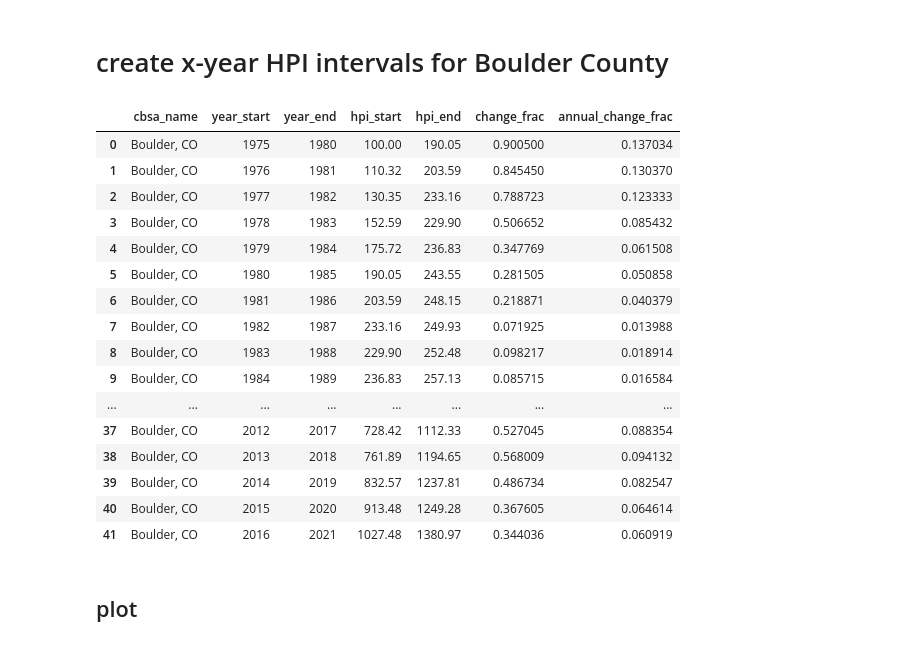
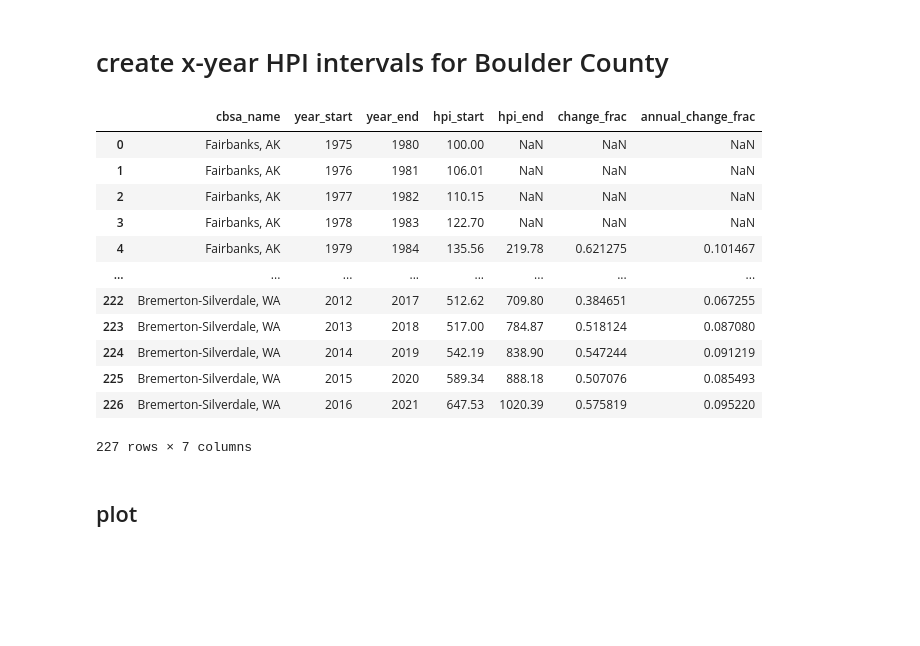
Before and after one commit to nmmichalak/hpi-analysis, a Jupyter notebook: 20220907_hpi_analysis.ipynb, the cells around one changed output. Saved outputs shown, nothing was run; the diff lists cells and outputs as text; code cells hidden in the pictures; blank space fills up the shorter version.

```diff
--- a/20220907_hpi_analysis.ipynb
+++ b/20220907_hpi_analysis.ipynb
@@ -53,63 +53,63 @@ hpi
 # %%
 # interval
 interval_length = 5
 
-# name
-cbsa_name = "Boulder, CO"
-
 # container
 hpi_change_x_year = {"cbsa_name": [], "year_start": [], "year_end": [], "hpi_start": [], "hpi_end": [], "change_frac": [], "annual_change_frac": []}
 
-for year_start_i in tqdm.tqdm(sorted(hpi.query(f"name == '{cbsa_name}'")["year"].unique())):
-    # year end
-    year_end_i = year_start_i + interval_length
+for cbsa_name_i in tqdm.tqdm(hpi["name"].drop_duplicates().sample(6, replace = False)):
+    for year_start_i in sorted(hpi.query(f"name == '{cbsa_name_i}'")["year"].unique()):
+        # year end
+        year_end_i = year_start_i + interval_length
 
-    if year_end_i <= hpi.query("name == 'Boulder, CO'")["year"].max():
+        if year_end_i <= hpi.query(f"name == '{cbsa_name_i}'")["year"].max():
 
-        # hpi start
-        hpi_start_i = hpi.query(f"(name == 'Boulder, CO') & (year == {year_start_i})")["hpi"].astype(float).squeeze()
+            # hpi start
+            try:
+                hpi_start_i = hpi.query(f"(name == '{cbsa_name_i}') & (year == {year_start_i})")["hpi"].astype(float).squeeze()
+            except:
+                hpi_start_i = np.nan
 
-        # hpi end
-        hpi_end_i = hpi.query(f"(name == 'Boulder, CO') & (year == {year_end_i})")["hpi"].astype(float).squeeze()
+            # hpi end
+            try:
+                hpi_end_i = hpi.query(f"(name == '{cbsa_name_i}') & (year == {year_end_i})")["hpi"].astype(float).squeeze()
+            except:
+                hpi_end_i = np.nan
 
-        # change fraction
-        change_frac_i = (hpi_end_i - hpi_start_i) / hpi_start_i
+            # change fraction
+            change_frac_i = (hpi_end_i - hpi_start_i) / hpi_start_i
 
-        # anualized change fraction
-        annual_change_frac_i = (hpi_end_i / hpi_start_i) ** (1 / interval_length) - 1.0
+            # anualized change fraction
+            annual_change_frac_i = (hpi_end_i / hpi_start_i) ** (1 / interval_length) - 1.0
 
-        # append
-        hpi_change_x_year["cbsa_name"].append(cbsa_name)
-        hpi_change_x_year["year_start"].append(year_start_i)
-        hpi_change_x_year["year_end"].append(year_end_i)
-        hpi_change_x_year["hpi_start"].append(hpi_start_i)
-        hpi_change_x_year["hpi_end"].append(hpi_end_i)
-        hpi_change_x_year["change_frac"].append(change_frac_i)
-        hpi_change_x_year["annual_change_frac"].append(annual_change_frac_i)
+            # append
+            hpi_change_x_year["cbsa_name"].append(cbsa_name_i)
+            hpi_change_x_year["year_start"].append(year_start_i)
+            hpi_change_x_year["year_end"].append(year_end_i)
+            hpi_change_x_year["hpi_start"].append(hpi_start_i)
+            hpi_change_x_year["hpi_end"].append(hpi_end_i)
+            hpi_change_x_year["change_frac"].append(change_frac_i)
+            hpi_change_x_year["annual_change_frac"].append(annual_change_frac_i)
 
 # data frame
 hpi_change_x_year = pd.DataFrame(hpi_change_x_year)
 
 # see it
 hpi_change_x_year
 # %% [output]
 |  | cbsa_name | year_start | year_end | hpi_start | hpi_end | change_frac | annual_change_frac |
-| 0 | Boulder, CO | 1975 | 1980 | 100.00 | 190.05 | 0.900500 | 0.137034 |
-| 1 | Boulder, CO | 1976 | 1981 | 110.32 | 203.59 | 0.845450 | 0.130370 |
-| 2 | Boulder, CO | 1977 | 1982 | 130.35 | 233.16 | 0.788723 | 0.123333 |
-| 3 | Boulder, CO | 1978 | 1983 | 152.59 | 229.90 | 0.506652 | 0.085432 |
-| 4 | Boulder, CO | 1979 | 1984 | 175.72 | 236.83 | 0.347769 | 0.061508 |
-| 5 | Boulder, CO | 1980 | 1985 | 190.05 | 243.55 | 0.281505 | 0.050858 |
-| 6 | Boulder, CO | 1981 | 1986 | 203.59 | 248.15 | 0.218871 | 0.040379 |
-| 7 | Boulder, CO | 1982 | 1987 | 233.16 | 249.93 | 0.071925 | 0.013988 |
-| 8 | Boulder, CO | 1983 | 1988 | 229.90 | 252.48 | 0.098217 | 0.018914 |
-| 9 | Boulder, CO | 1984 | 1989 | 236.83 | 257.13 | 0.085715 | 0.016584 |
+| 0 | Fairbanks, AK | 1975 | 1980 | 100.00 | NaN | NaN | NaN |
+| 1 | Fairbanks, AK | 1976 | 1981 | 106.01 | NaN | NaN | NaN |
+| 2 | Fairbanks, AK | 1977 | 1982 | 110.15 | NaN | NaN | NaN |
+| 3 | Fairbanks, AK | 1978 | 1983 | 122.70 | NaN | NaN | NaN |
+| 4 | Fairbanks, AK | 1979 | 1984 | 135.56 | 219.78 | 0.621275 | 0.101467 |
 | ... | ... | ... | ... | ... | ... | ... | ... |
-| 37 | Boulder, CO | 2012 | 2017 | 728.42 | 1112.33 | 0.527045 | 0.088354 |
-| 38 | Boulder, CO | 2013 | 2018 | 761.89 | 1194.65 | 0.568009 | 0.094132 |
-| 39 | Boulder, CO | 2014 | 2019 | 832.57 | 1237.81 | 0.486734 | 0.082547 |
-| 40 | Boulder, CO | 2015 | 2020 | 913.48 | 1249.28 | 0.367605 | 0.064614 |
-| 41 | Boulder, CO | 2016 | 2021 | 1027.48 | 1380.97 | 0.344036 | 0.060919 |
+| 222 | Bremerton-Silverdale, WA | 2012 | 2017 | 512.62 | 709.80 | 0.384651 | 0.067255 |
+| 223 | Bremerton-Silverdale, WA | 2013 | 2018 | 517.00 | 784.87 | 0.518124 | 0.087080 |
+| 224 | Bremerton-Silverdale, WA | 2014 | 2019 | 542.19 | 838.90 | 0.547244 | 0.091219 |
+| 225 | Bremerton-Silverdale, WA | 2015 | 2020 | 589.34 | 888.18 | 0.507076 | 0.085493 |
+| 226 | Bremerton-Silverdale, WA | 2016 | 2021 | 647.53 | 1020.39 | 0.575819 | 0.095220 |
+227 rows × 7 columns
 # %% [markdown]
 ## plot
 # %%
```
Also changed, not shown: parts of 3 cells of this notebook.
